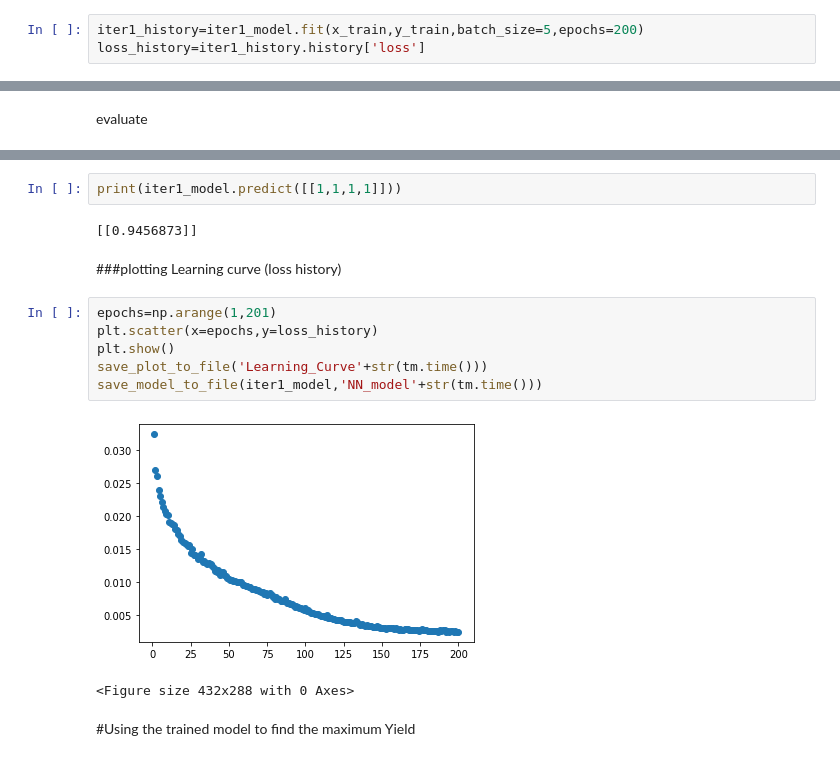
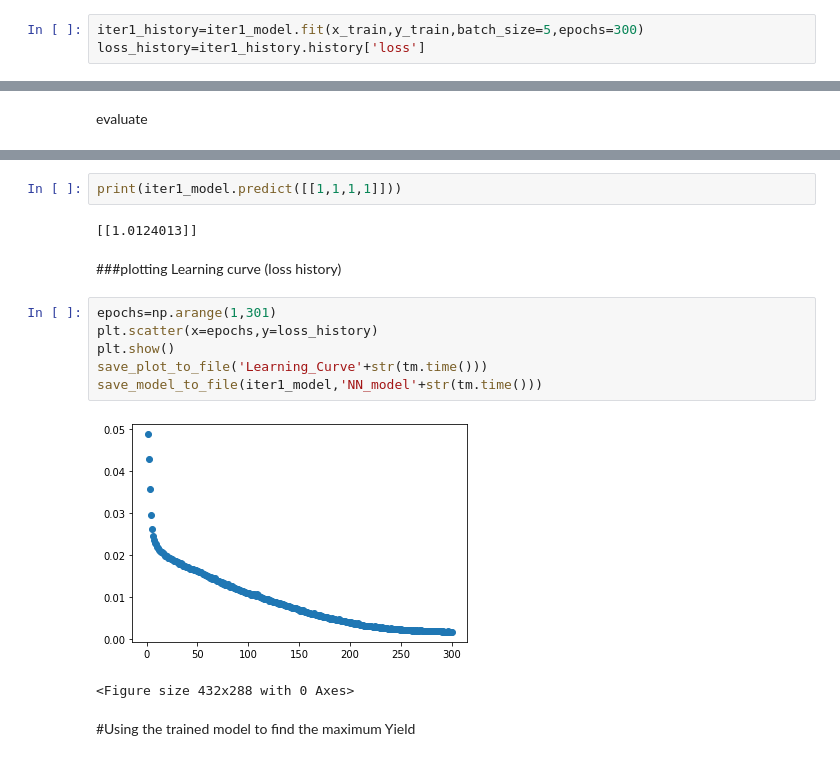
Before and after one commit to zmohaveri/IVT-ActiveLearning, a Jupyter notebook: IVT_iter1_analysis.ipynb, the cells around one changed output, grey strips where cells are left out. Cells and saved outputs as stored; diff of their text form.

```diff
--- a/IVT_iter1_analysis.ipynb
+++ b/IVT_iter1_analysis.ipynb
@@ -355,6 +355,6 @@ _________________________________________________________________
 # %% [markdown]
 training
 # %%
-iter1_history=iter1_model.fit(x_train,y_train,batch_size=5,epochs=200)
+iter1_history=iter1_model.fit(x_train,y_train,batch_size=5,epochs=300)
 loss_history=iter1_history.history['loss']
 # %% [output]
@@ -386,17 +386,17 @@ print(loss)
 # %%
 print(iter1_model.predict([[1,1,1,1]]))
 # %% [output]
-[[0.9456873]]
+[[1.0124013]]
 # %% [markdown]
 ###plotting Learning curve (loss history)
 # %%
-epochs=np.arange(1,201)
+epochs=np.arange(1,301)
 plt.scatter(x=epochs,y=loss_history)
 plt.show()
 save_plot_to_file('Learning_Curve'+str(tm.time()))
 save_model_to_file(iter1_model,'NN_model'+str(tm.time()))
 # %% [output]
-[figure, old version]
+[figure, new version]
 <Figure size 432x288 with 0 Axes>
 # %% [markdown]
 #Using the trained model to find the maximum Yield
```
Also changed, not shown: parts of 4 cells of this notebook.
